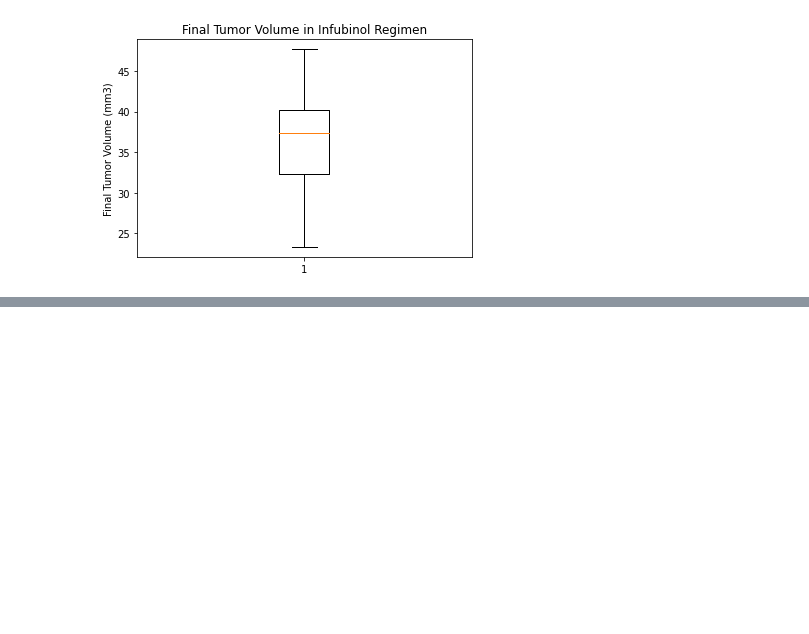
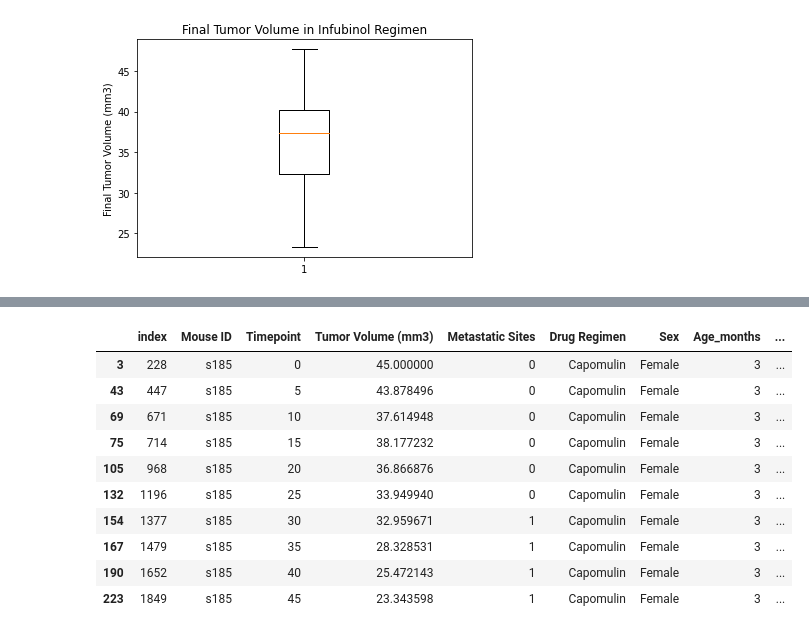
Before and after one commit to jacobhash570/Matplotlib---The-Power-of-Plots, a Jupyter notebook: Pymaceuticals.ipynb, the cells around one changed output, grey strips where cells are left out. Saved outputs shown, nothing was run; the diff lists cells and outputs as text; code cells hidden in the pictures; blank space fills up the shorter version.

```diff
--- a/Pymaceuticals.ipynb
+++ b/Pymaceuticals.ipynb
@@ -371,0 +383,15 @@ plt.show()
+# %%
+capo_mouse = capomulin_df.loc[capomulin_df["Mouse ID"] == "s185"]
+capo_mouse
+# %% [output]
+|  | index | Mouse ID | Timepoint | Tumor Volume (mm3) | Metastatic Sites | Drug Regimen | Sex | Age_months | ... |
+| 3 | 228 | s185 | 0 | 45.000000 | 0 | Capomulin | Female | 3 | ... |
+| 43 | 447 | s185 | 5 | 43.878496 | 0 | Capomulin | Female | 3 | ... |
+| 69 | 671 | s185 | 10 | 37.614948 | 0 | Capomulin | Female | 3 | ... |
+| 75 | 714 | s185 | 15 | 38.177232 | 0 | Capomulin | Female | 3 | ... |
+| 105 | 968 | s185 | 20 | 36.866876 | 0 | Capomulin | Female | 3 | ... |
+| 132 | 1196 | s185 | 25 | 33.949940 | 0 | Capomulin | Female | 3 | ... |
+| 154 | 1377 | s185 | 30 | 32.959671 | 1 | Capomulin | Female | 3 | ... |
+| 167 | 1479 | s185 | 35 | 28.328531 | 1 | Capomulin | Female | 3 | ... |
+| 190 | 1652 | s185 | 40 | 25.472143 | 1 | Capomulin | Female | 3 | ... |
+| 223 | 1849 | s185 | 45 | 23.343598 | 1 | Capomulin | Female | 3 | ... |
```
Also changed, not shown: parts of 2 cells of this notebook.
